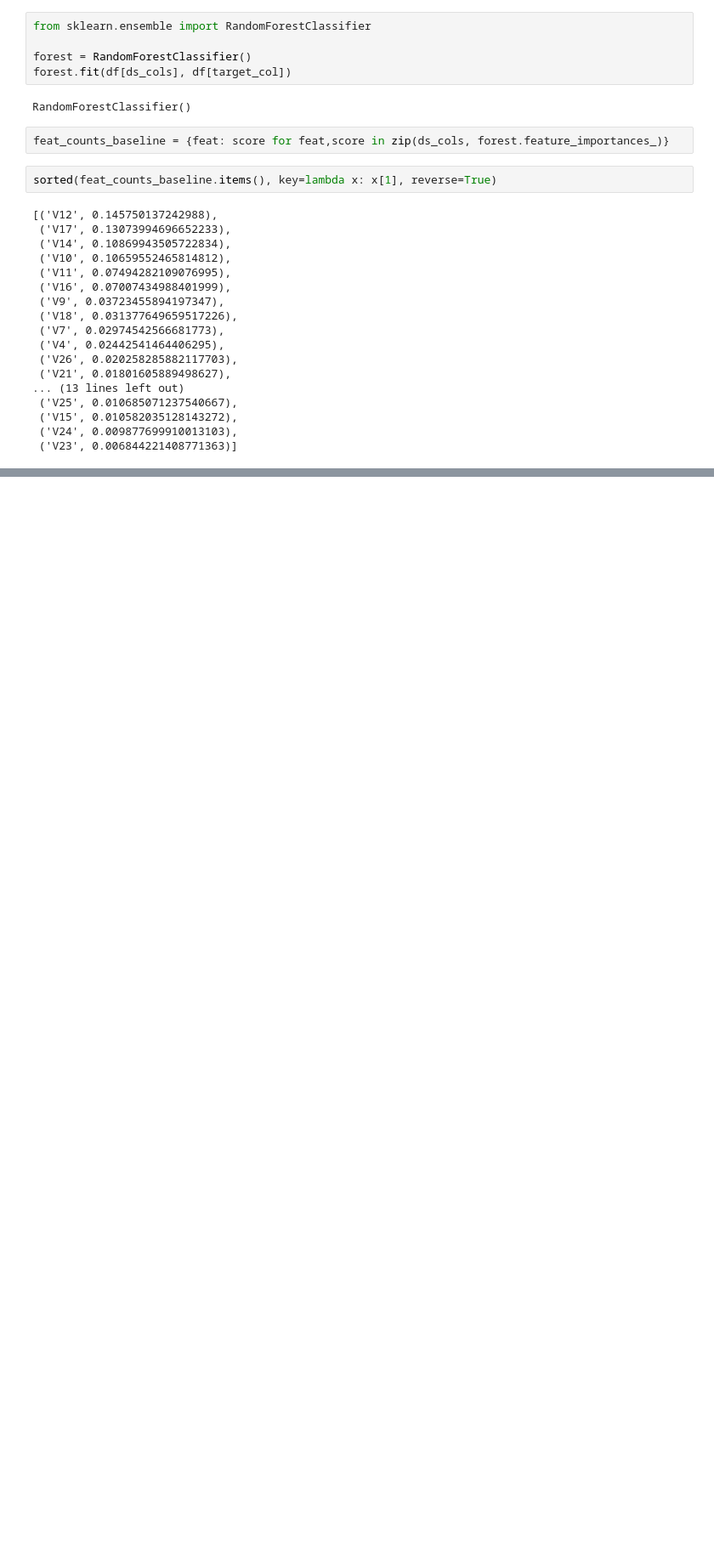
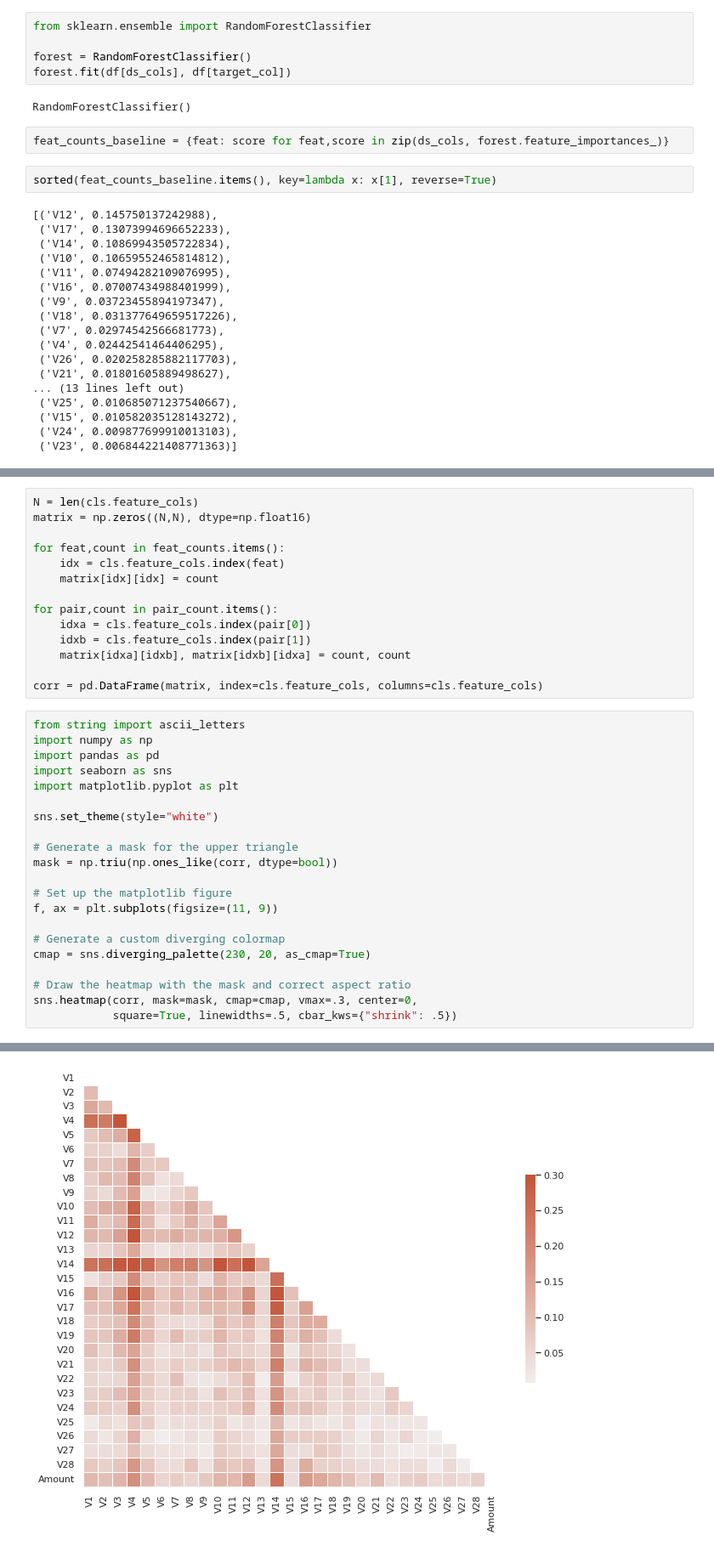
Before and after one commit to ysraell/random-forest-mc, a Jupyter notebook: utils/Feat_Importance.ipynb, the cells around one changed output, grey strips where cells are left out. Shown: that part at 85% size. Saved outputs shown, nothing was run; the diff lists cells and outputs as text; blank space fills up the shorter version.

```diff
--- a/utils/Feat_Importance.ipynb
+++ b/utils/Feat_Importance.ipynb
@@ -243,0 +380,36 @@ sorted(feat_counts.items(), key=lambda x: x[1], reverse=True)
+# %%
+N = len(cls.feature_cols)
+matrix = np.zeros((N,N), dtype=np.float16)
+
+for feat,count in feat_counts.items():
+    idx = cls.feature_cols.index(feat)
+    matrix[idx][idx] = count
+
+for pair,count in pair_count.items():
+    idxa = cls.feature_cols.index(pair[0])
+    idxb = cls.feature_cols.index(pair[1])
+    matrix[idxa][idxb], matrix[idxb][idxa] = count, count
+
+corr = pd.DataFrame(matrix, index=cls.feature_cols, columns=cls.feature_cols)
+# %%
+from string import ascii_letters
+import numpy as np
+import pandas as pd
+import seaborn as sns
+import matplotlib.pyplot as plt
+
+sns.set_theme(style="white")
+
+# Generate a mask for the upper triangle
+mask = np.triu(np.ones_like(corr, dtype=bool))
+
+# Set up the matplotlib figure
+f, ax = plt.subplots(figsize=(11, 9))
+
+# Generate a custom diverging colormap
+cmap = sns.diverging_palette(230, 20, as_cmap=True)
+
+# Draw the heatmap with the mask and correct aspect ratio
+sns.heatmap(corr, mask=mask, cmap=cmap, vmax=.3, center=0,
+            square=True, linewidths=.5, cbar_kws={"shrink": .5})
+# %% [output]
@@ -243,0 +417 @@ sorted(feat_counts.items(), key=lambda x: x[1], reverse=True)
+[figure, added]
```
Also changed, not shown: parts of 14 cells of this notebook, 2 other files.
